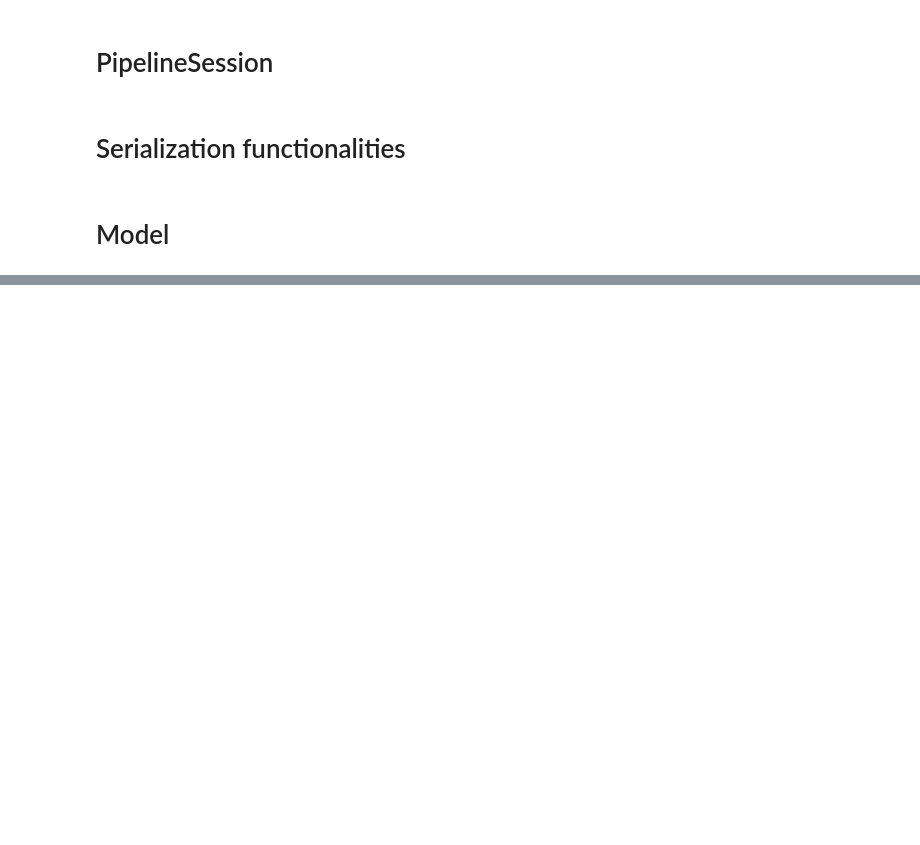
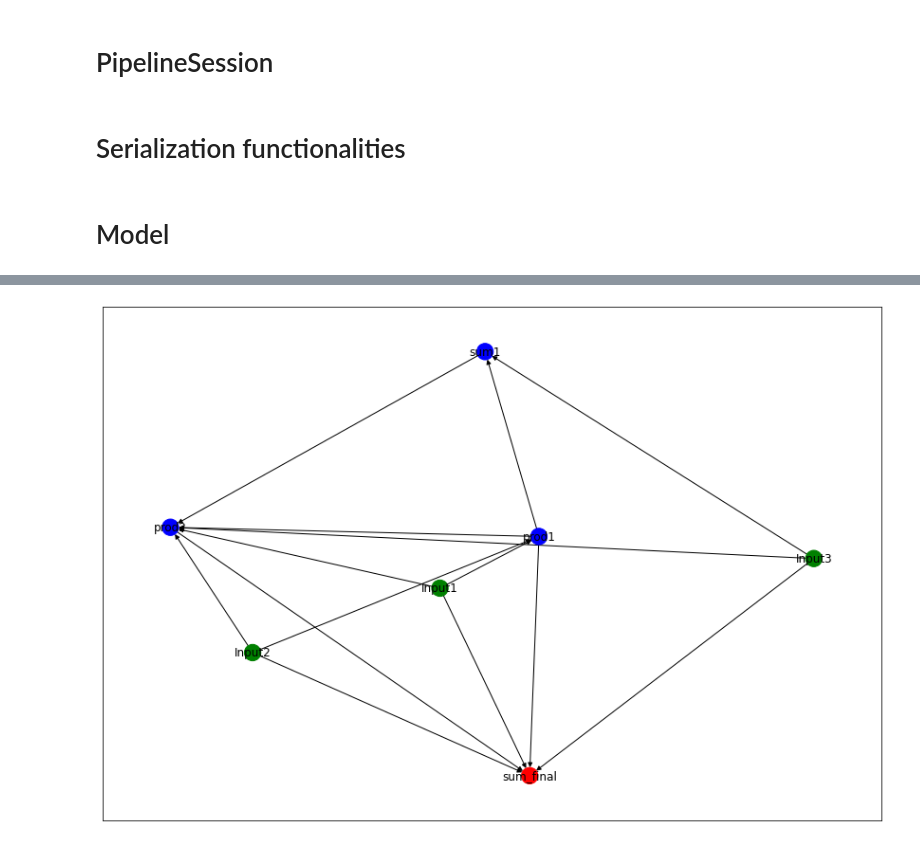
Before and after one commit to AlanGanem/scikit-dag, a Jupyter notebook: notebooks_dev/d6tflow-sklearn.ipynb, the cells around one changed output, grey strips where cells are left out. Cells and saved outputs as stored; diff of their text form; code cells hidden in the pictures; blank space fills up the shorter version.

Commit message:
finished minimal functional example of DAGEstimator

```diff
--- a/notebooks_dev/d6tflow-sklearn.ipynb
+++ b/notebooks_dev/d6tflow-sklearn.ipynb
@@ -714,21 +950,12 @@ def _traverse_upstream(output_node):
 # %%
 from sklearn.preprocessing import FunctionTransformer
-import networkx as nx
-
 in1 = InputTransformer('Input1')
 in2 = InputTransformer('Input2')
 in3 = InputTransformer('Input3')
 
-node1 = NodeTransformer(FunctionTransformer(), [in1,in2])
-node2 = NodeTransformer(FunctionTransformer(), [node1,in3])
-node3 = NodeTransformer(FunctionTransformer(), [node1,node2,in1, in2, in3])
+node1 = NodeTransformer(FunctionTransformer(np.prod), [in2,in1], 'prod1')
+node2 = NodeTransformer(FunctionTransformer(np.sum), [node1,in3], 'sum1')
+node3 = NodeTransformer(FunctionTransformer(np.prod), [node1,node2,in1, in2, in3], 'prod2')
 
-nodes, edges = _traverse_upstream(node3)
 
-g = nx.DiGraph()
-
-g.add_nodes_from(nodes)
-g.add_edges_from(edges)
-
-nx.draw(g)
-nx.is_directed_acyclic_graph(g)
+node4 = NodeTransformer(FunctionTransformer(sum), [node1,node3,in1, in2, in3], 'sum_final')
@@ -860,10 +961,0 @@ class DAGEstimator(BaseDagNode):
-# %%
-in1 = InputTransformer()
-in2 = InputTransformer()
-in3 = InputTransformer()
-
-node1 = NodeTransformer(FunctionTransformer(), [in2,in1])
-node2 = NodeTransformer(FunctionTransformer(), [node1,in3])
-node3 = NodeTransformer(FunctionTransformer(), [node1,node2,in1, in2, in3])
-
-node4 = NodeTransformer(FunctionTransformer(lambda x: sum(x)), [node1,node3,in1, in2, in3])
@@ -887,0 +962,2 @@ This progress looks :) because there were no failed tasks or missing dependencie
+# %%
+dag = DAGEstimator(node4, 'Pipeline1').fit([4,2,3], 1)
@@ -888,2 +997,19 @@ This progress looks :) because there were no failed tasks or missing dependencie
+# %%
+colors = []
+for node in dag.graph:
+    if node in dag.input_nodes:
+        colors.append('g')
+    elif node == dag.output_node:
+        colors.append('r')
+    else:
+        colors.append('b')
+# %%
+import matplotlib.pyplot as plt
+nx.draw_networkx(dag.graph,node_color = colors)
+nx.is_directed_acyclic_graph(dag.graph)
+
+plt.subplots_adjust(left = -1, bottom = -1)
+# %% [output]
+[figure, added]
 # %%
 #TODO: reset cache during fit and transform
```
Also changed, not shown: parts of 23 cells of this notebook.
